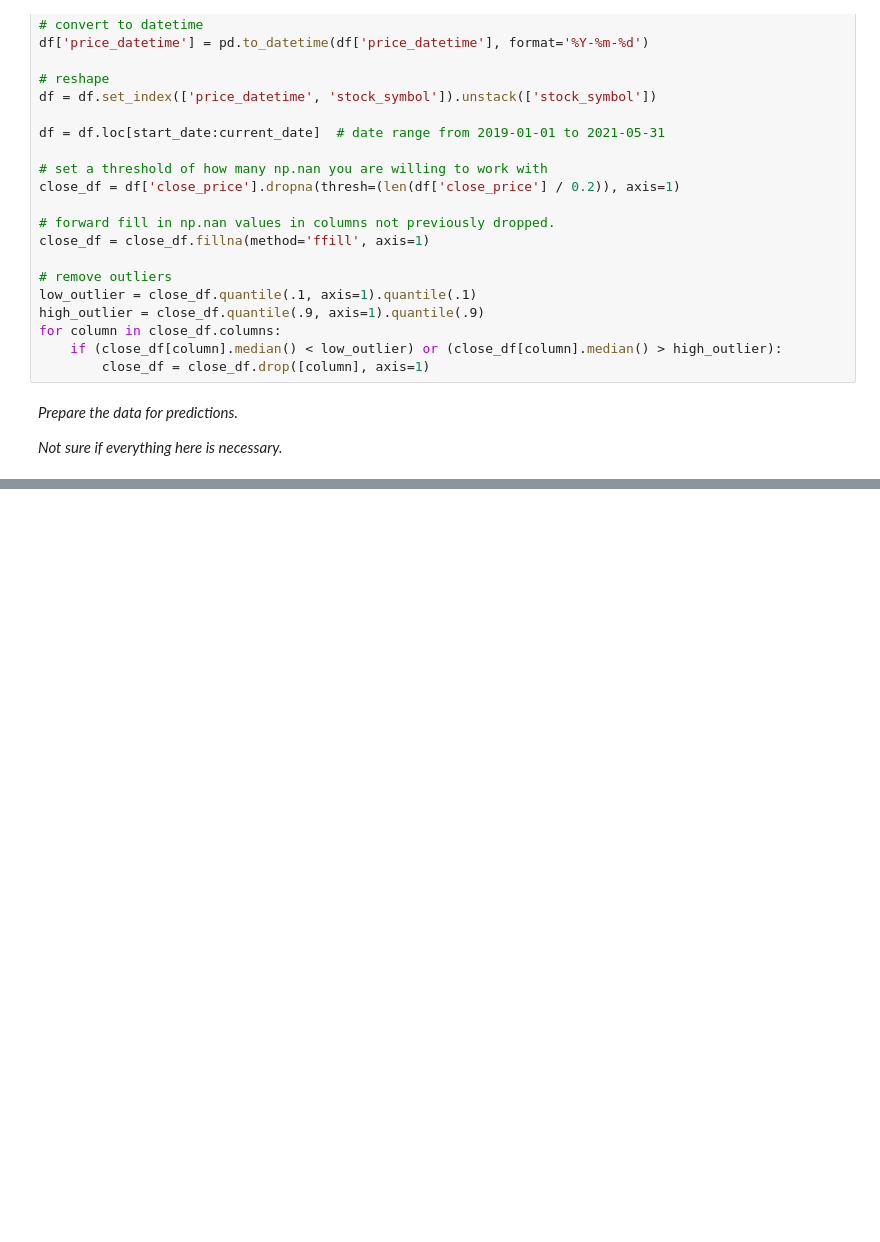
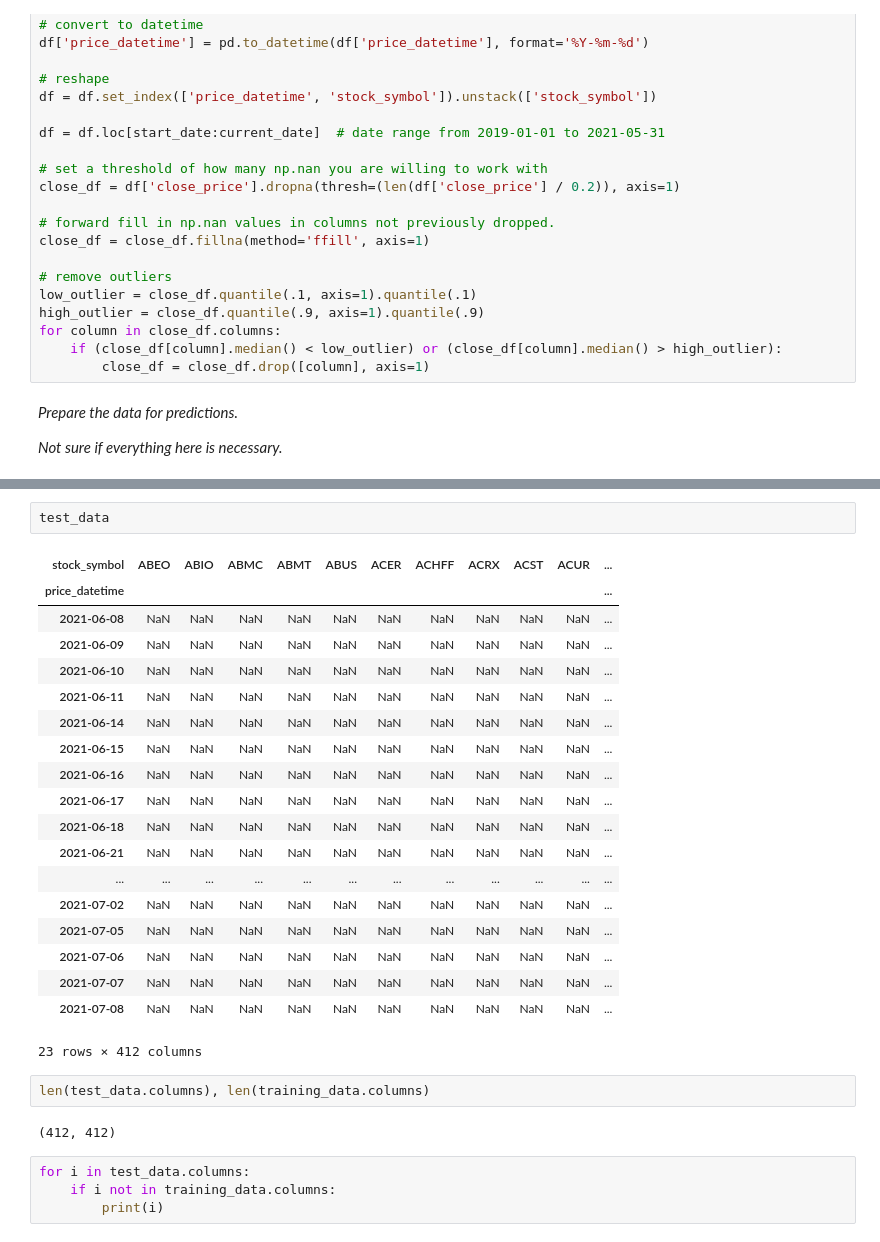
Before and after one commit to jmacdonald2010/stock-prediction, a Jupyter notebook: mlTests03_EOD.ipynb, the cells around one changed output, grey strips where cells are left out. Saved outputs shown, nothing was run; the diff lists cells and outputs as text; blank space fills up the shorter version.

```diff
--- a/mlTests03_EOD.ipynb
+++ b/mlTests03_EOD.ipynb
@@ -1336,0 +1572,30 @@ for symbol in test_symbols:
+# %%
+test_data
+# %% [output]
+| stock_symbol | ABEO | ABIO | ABMC | ABMT | ABUS | ACER | ACHFF | ACRX | ACST | ACUR | ... |
+| price_datetime |  |  |  |  |  |  |  |  |  |  | ... |
+| 2021-06-08 | NaN | NaN | NaN | NaN | NaN | NaN | NaN | NaN | NaN | NaN | ... |
+| 2021-06-09 | NaN | NaN | NaN | NaN | NaN | NaN | NaN | NaN | NaN | NaN | ... |
+| 2021-06-10 | NaN | NaN | NaN | NaN | NaN | NaN | NaN | NaN | NaN | NaN | ... |
+| 2021-06-11 | NaN | NaN | NaN | NaN | NaN | NaN | NaN | NaN | NaN | NaN | ... |
+| 2021-06-14 | NaN | NaN | NaN | NaN | NaN | NaN | NaN | NaN | NaN | NaN | ... |
+| 2021-06-15 | NaN | NaN | NaN | NaN | NaN | NaN | NaN | NaN | NaN | NaN | ... |
+| 2021-06-16 | NaN | NaN | NaN | NaN | NaN | NaN | NaN | NaN | NaN | NaN | ... |
+| 2021-06-17 | NaN | NaN | NaN | NaN | NaN | NaN | NaN | NaN | NaN | NaN | ... |
+| 2021-06-18 | NaN | NaN | NaN | NaN | NaN | NaN | NaN | NaN | NaN | NaN | ... |
+| 2021-06-21 | NaN | NaN | NaN | NaN | NaN | NaN | NaN | NaN | NaN | NaN | ... |
+| ... | ... | ... | ... | ... | ... | ... | ... | ... | ... | ... | ... |
+| 2021-07-02 | NaN | NaN | NaN | NaN | NaN | NaN | NaN | NaN | NaN | NaN | ... |
+| 2021-07-05 | NaN | NaN | NaN | NaN | NaN | NaN | NaN | NaN | NaN | NaN | ... |
+| 2021-07-06 | NaN | NaN | NaN | NaN | NaN | NaN | NaN | NaN | NaN | NaN | ... |
+| 2021-07-07 | NaN | NaN | NaN | NaN | NaN | NaN | NaN | NaN | NaN | NaN | ... |
+| 2021-07-08 | NaN | NaN | NaN | NaN | NaN | NaN | NaN | NaN | NaN | NaN | ... |
+23 rows × 412 columns
+# %%
+len(test_data.columns), len(training_data.columns)
+# %% [output]
+(412, 412)
+# %%
+for i in test_data.columns:
+    if i not in training_data.columns:
+        print(i)
```
Also changed, not shown: parts of 20 cells of this notebook, 3 other files.
